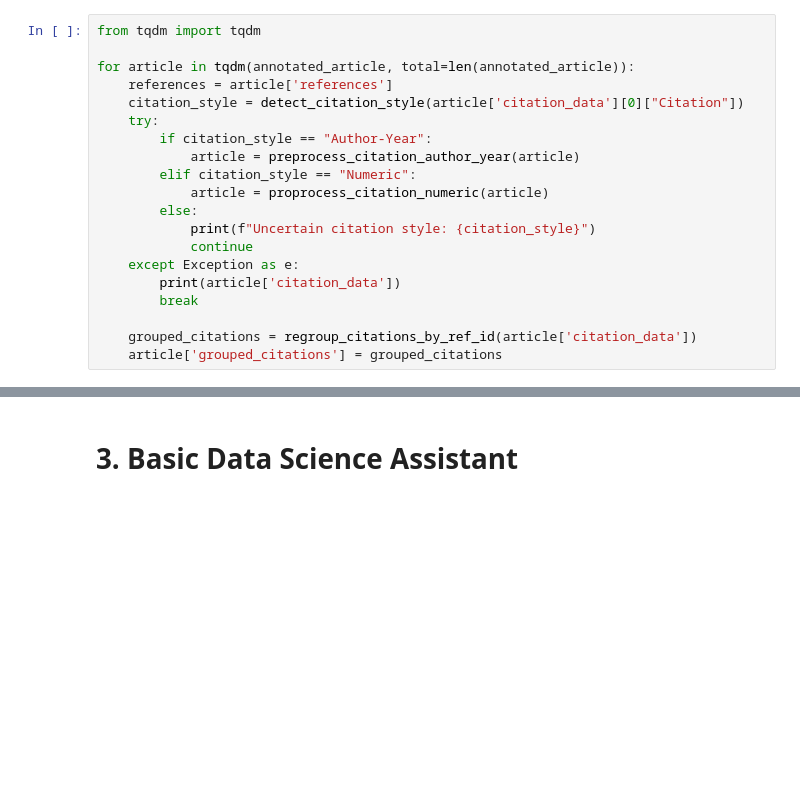
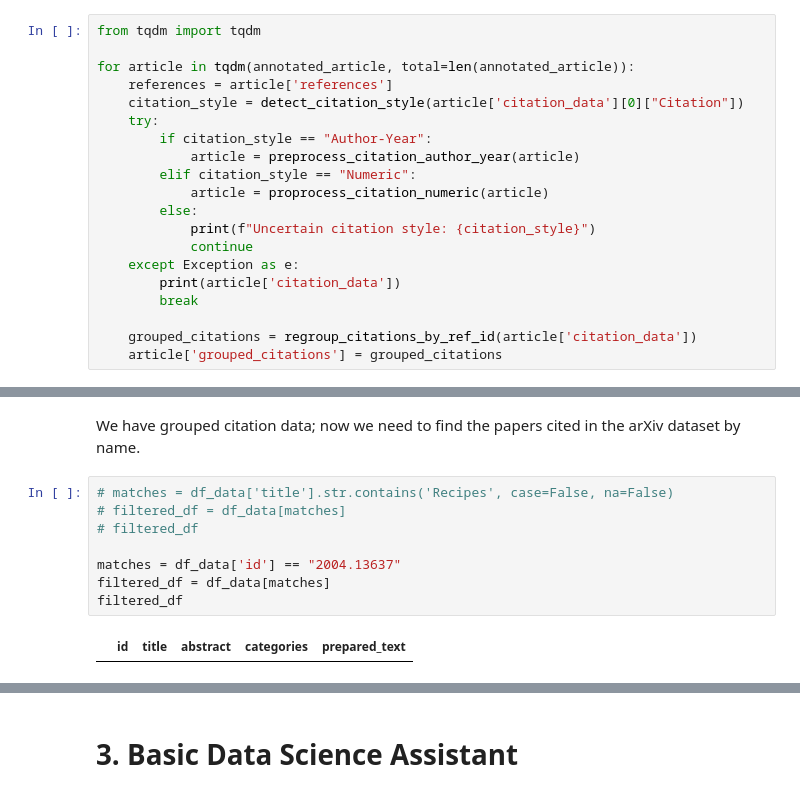
Before and after one commit to BachNgoH/AIO_Research_Assistant, a Jupyter notebook: notebooks/gemma_research_assistant.ipynb, the cells around one changed output, grey strips where cells are left out. Drawn from its saved outputs; the diff is of its cells as text; blank space fills up the shorter version.

```diff
--- a/notebooks/gemma_research_assistant.ipynb
+++ b/notebooks/gemma_research_assistant.ipynb
@@ -603,0 +614,12 @@ annotated_article[14]['grouped_citations']
+# %% [markdown]
+We have grouped citation data; now we need to find the papers cited in the arXiv dataset by name.
+# %%
+# matches = df_data['title'].str.contains('Recipes', case=False, na=False)
+# filtered_df = df_data[matches]
+# filtered_df
+
+matches = df_data['id'] == "2004.13637"
+filtered_df = df_data[matches]
+filtered_df
+# %% [output]
+|  | id | title | abstract | categories | prepared_text |
```
Also changed, not shown: parts of 9 cells of this notebook.
